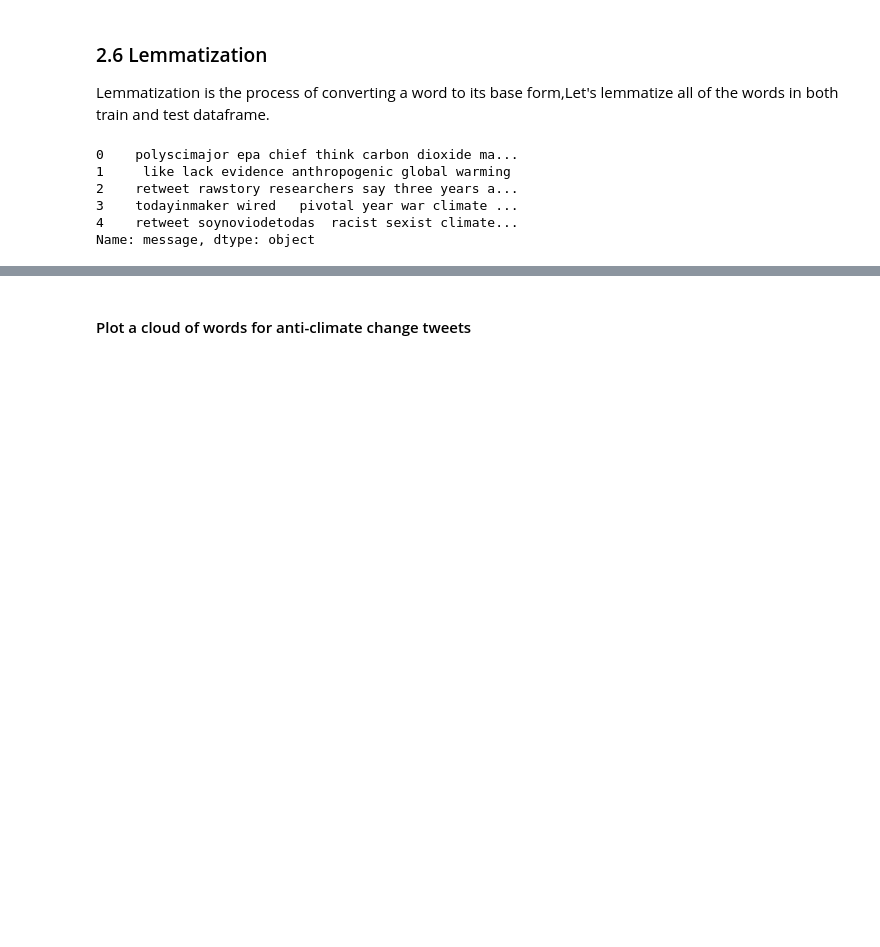
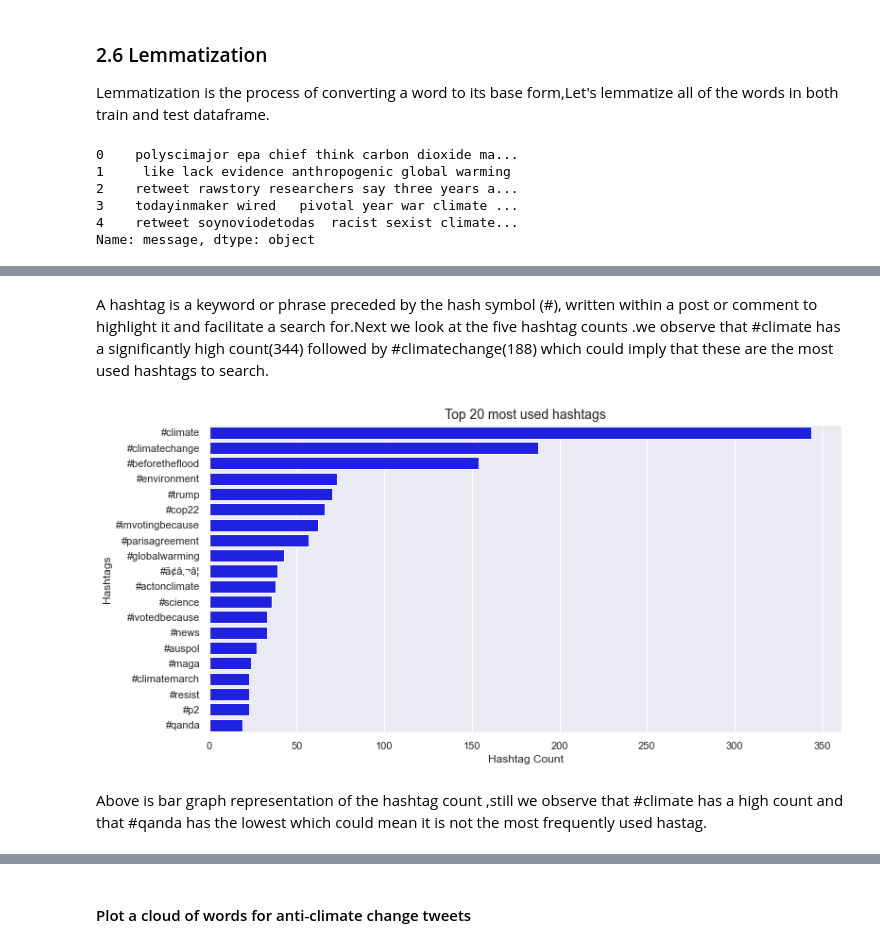
Before and after one commit to moraboitumelo/Classification-Team-AM1, a Jupyter notebook: Classification_AM1_DSFT21.ipynb, the cells around one changed output, grey strips where cells are left out. Drawn from its saved outputs; the diff is of its cells as text; code cells hidden in the pictures; blank space fills up the shorter version.

```diff
--- a/Classification_AM1_DSFT21.ipynb
+++ b/Classification_AM1_DSFT21.ipynb
@@ -454,0 +517,15 @@ plt.show()
+# %%
+# Creating a column of hastags users
+train_EDA['users'] = [''.join(re.findall(r'@\w{,}', sentence.lower())) if '@' in sentence else np.nan for sentence in train_EDA.message]
+
+# Creating a column of hastags
+hashtag_df = train_EDA.message.str.lower().str.findall(r'#.*?(?=\s|$)')
+hashtag_df = hashtag_df.apply(lambda x: np.nan if len(x) == 0 else x).replace(np.nan, 0)
+hashtag_df = pd.DataFrame(hashtag_df)
+hashtag_df = hashtag_df[hashtag_df['message'] != 0]
+# %%
+hashtag = sum(hashtag_df['message'], [])
+count = nltk.FreqDist(hashtag)
+hashtag = pd.DataFrame({'hashtags': list(count.keys()), 'count': list(count.values())})
+hashtag = hashtag.nlargest(20, columns="count")
+hashtag.head()
@@ -454,0 +539,13 @@ plt.show()
+# %% [markdown]
+A hashtag is a keyword or phrase preceded by the hash symbol (#), written within a post or comment to highlight it and facilitate a search for.Next we look at the  five hashtag counts .we observe that #climate has a significantly high count(344)  followed by #climatechange(188) which could imply that these are the most used hashtags to search.
+# %%
+plt.figure(figsize=(12, 6))
+ax = sns.barplot(data = hashtag.iloc[:20], y = 'hashtags', x = 'count', orient='h', color = 'blue')
+plt.title("Top 20 most used hashtags", fontsize = 14)
+plt.xlabel('Hashtag Count')
+plt.ylabel('Hashtags')
+plt.show()
+# %% [output]
+[figure, added]
+# %% [markdown]
+Above is bar graph representation of the hashtag count ,still we observe that #climate has a high count and that #qanda has the lowest which could mean it is not the most frequently used hastag.
```
Also changed, not shown: parts of 37 cells of this notebook.
